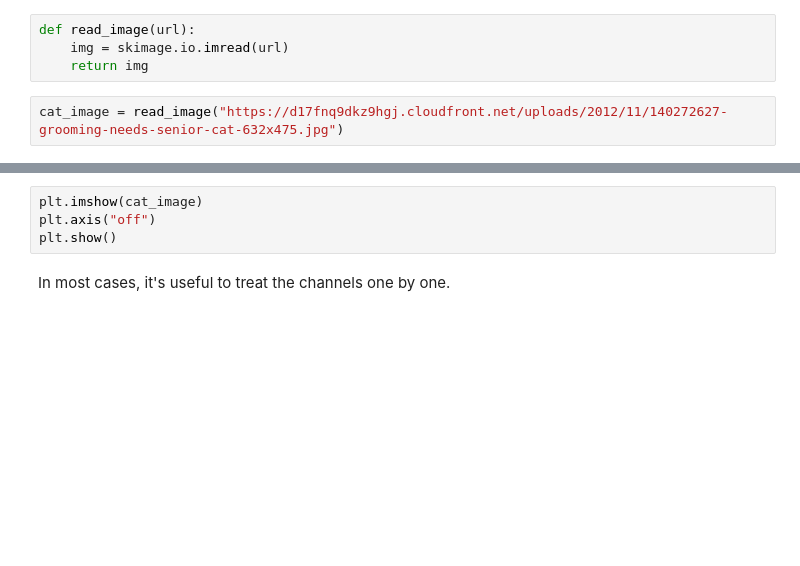
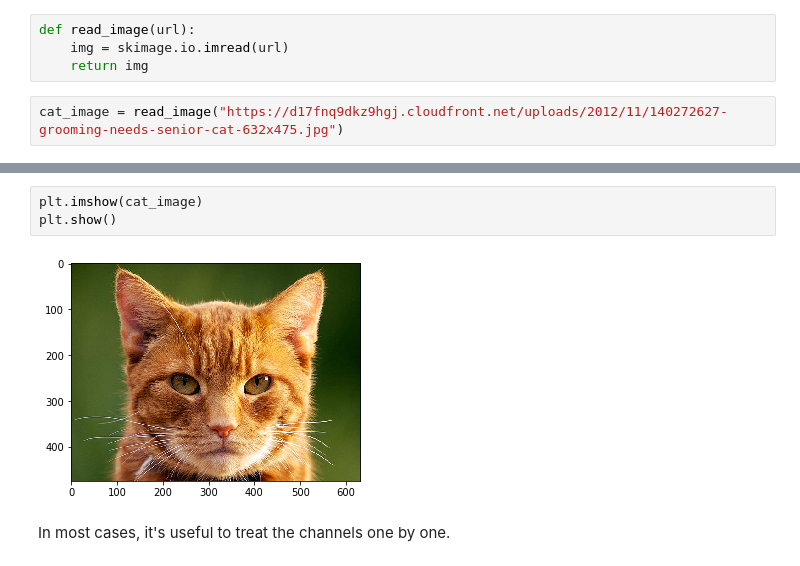
Before and after one commit to Inforser/Artificial-Intelligence-2018, a Jupyter notebook: Math Concepts For Developers-Apr_2018/03 - Linear Algebra/06. Linear-Algebra-Exercise/Linear Algebra Exercise.ipynb, the cells around one changed output, grey strips where cells are left out. Saved outputs shown, nothing was run; the diff lists cells and outputs as text; blank space fills up the shorter version.

```diff
--- a/Math Concepts For Developers-Apr_2018/03 - Linear Algebra/06. Linear-Algebra-Exercise/Linear Algebra Exercise.ipynb
+++ b/Math Concepts For Developers-Apr_2018/03 - Linear Algebra/06. Linear-Algebra-Exercise/Linear Algebra Exercise.ipynb
@@ -451,7 +459,8 @@ cat_image[0][0] # First pixel
 # %%
 plt.imshow(cat_image)
-plt.axis("off")
 plt.show()
+# %% [output]
+[figure, added]
 # %% [markdown]
 In most cases, it's useful to treat the channels one by one.
 # %%
```
Also changed, not shown: parts of 14 cells of this notebook.
